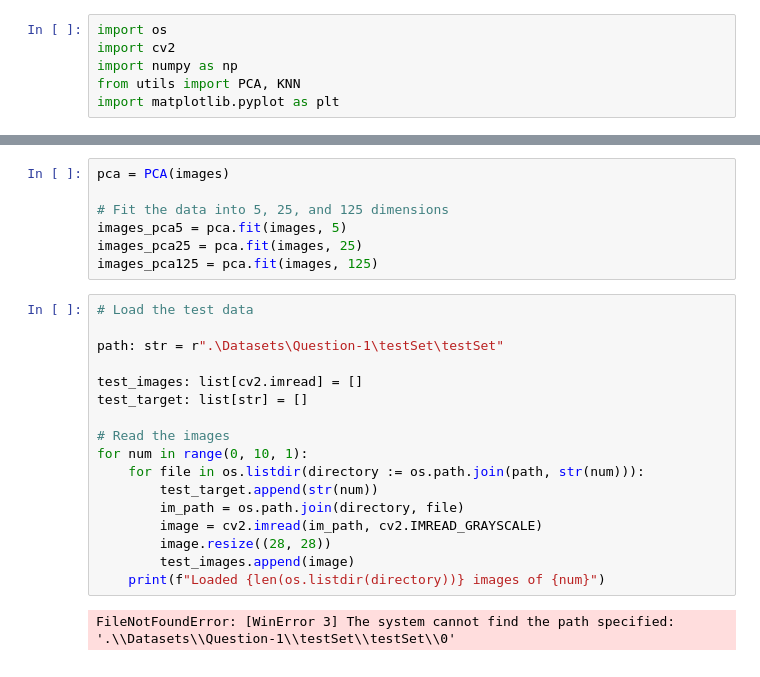
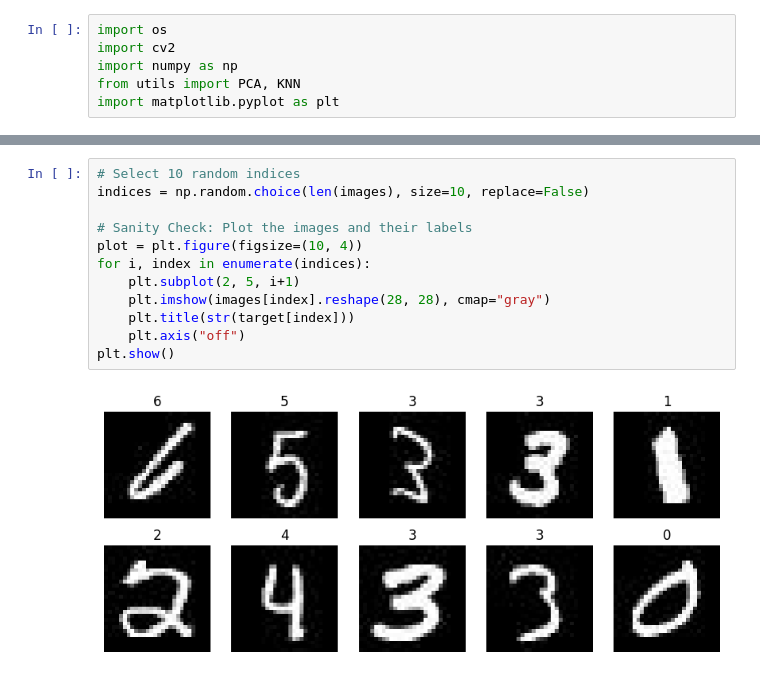
Before and after one commit to divyajeettt/CSE342, a Jupyter notebook: Assignment-1/Question-1.ipynb, the cells around one changed output, grey strips where cells are left out. Saved outputs shown, nothing was run; the diff lists cells and outputs as text.

Commit message:
Finished Question-1 with results

```diff
--- a/Assignment-1/Question-1.ipynb
+++ b/Assignment-1/Question-1.ipynb
@@ -42,26 +47,14 @@ Loaded 4188 images of 9
-# %%
-pca = PCA(images)
-
-# Fit the data into 5, 25, and 125 dimensions
-images_pca5 = pca.fit(images, 5)
-images_pca25 = pca.fit(images, 25)
-images_pca125 = pca.fit(images, 125)
-# %%
-# Load the test data
-
-path: str = r".\Datasets\Question-1\testSet\testSet"
-
-test_images: list[cv2.imread] = []
-test_target: list[str] = []
-
-# Read the images
-for num in range(0, 10, 1):
-    for file in os.listdir(directory := os.path.join(path, str(num))):
-        test_target.append(str(num))
-        im_path = os.path.join(directory, file)
-        image = cv2.imread(im_path, cv2.IMREAD_GRAYSCALE)
-        image.resize((28, 28))
-        test_images.append(image)
-    print(f"Loaded {len(os.listdir(directory))} images of {num}")
-# %% [output]
-FileNotFoundError: [WinError 3] The system cannot find the path specified: '.\\Datasets\\Question-1\\testSet\\testSet\\0'
+# %%
+# Select 10 random indices
+indices = np.random.choice(len(images), size=10, replace=False)
+
+# Sanity Check: Plot the images and their labels
+plot = plt.figure(figsize=(10, 4))
+for i, index in enumerate(indices):
+    plt.subplot(2, 5, i+1)
+    plt.imshow(images[index].reshape(28, 28), cmap="gray")
+    plt.title(str(target[index]))
+    plt.axis("off")
+plt.show()
+# %% [output]
+[figure, added]
```
Also changed, not shown: parts of 10 cells of this notebook.
